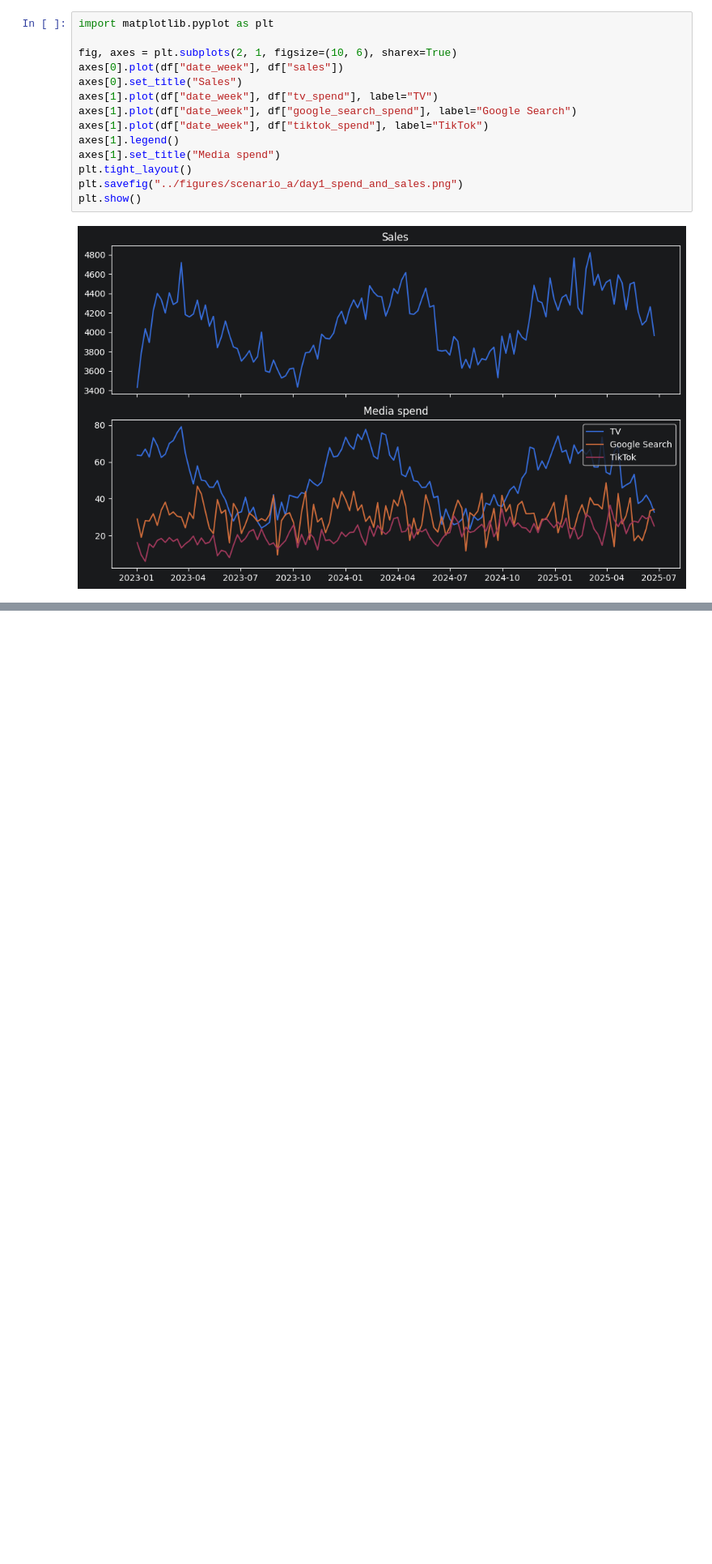
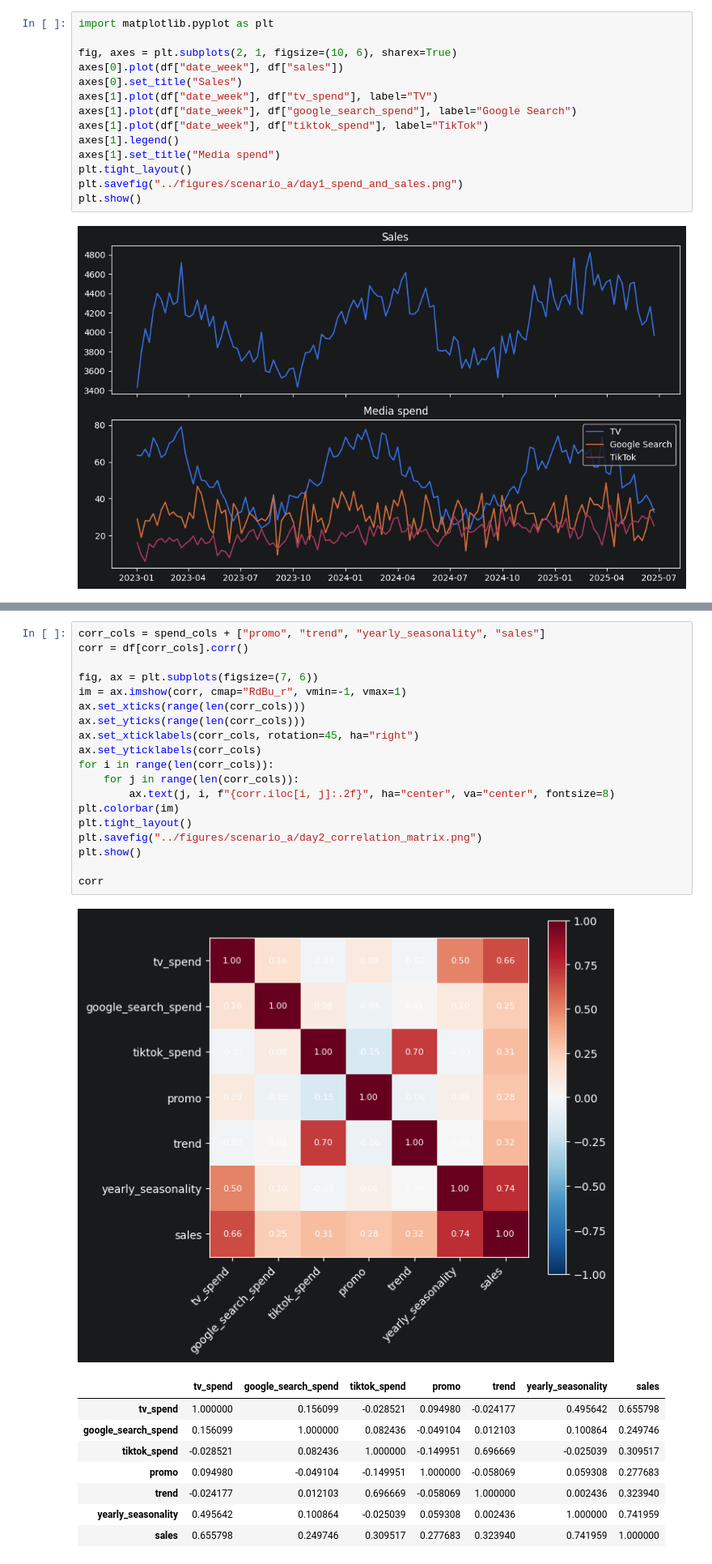
Before and after one commit to caseherndon/bayesian-mmm, a Jupyter notebook: notebooks/01_eda_and_data_prep.ipynb, the cells around one changed output, grey strips where cells are left out. Shown at 81% size. Cells and saved outputs as stored; diff of their text form; blank space fills up the shorter version.

```diff
--- a/notebooks/01_eda_and_data_prep.ipynb
+++ b/notebooks/01_eda_and_data_prep.ipynb
@@ -111,0 +176,29 @@ plt.show()
+# %%
+corr_cols = spend_cols + ["promo", "trend", "yearly_seasonality", "sales"]
+corr = df[corr_cols].corr()
+
+fig, ax = plt.subplots(figsize=(7, 6))
+im = ax.imshow(corr, cmap="RdBu_r", vmin=-1, vmax=1)
+ax.set_xticks(range(len(corr_cols)))
+ax.set_yticks(range(len(corr_cols)))
+ax.set_xticklabels(corr_cols, rotation=45, ha="right")
+ax.set_yticklabels(corr_cols)
+for i in range(len(corr_cols)):
+    for j in range(len(corr_cols)):
+        ax.text(j, i, f"{corr.iloc[i, j]:.2f}", ha="center", va="center", fontsize=8)
+plt.colorbar(im)
+plt.tight_layout()
+plt.savefig("../figures/scenario_a/day2_correlation_matrix.png")
+plt.show()
+
+corr
+# %% [output]
+[figure, added]
+|  | tv_spend | google_search_spend | tiktok_spend | promo | trend | yearly_seasonality | sales |
+| tv_spend | 1.000000 | 0.156099 | -0.028521 | 0.094980 | -0.024177 | 0.495642 | 0.655798 |
+| google_search_spend | 0.156099 | 1.000000 | 0.082436 | -0.049104 | 0.012103 | 0.100864 | 0.249746 |
+| tiktok_spend | -0.028521 | 0.082436 | 1.000000 | -0.149951 | 0.696669 | -0.025039 | 0.309517 |
+| promo | 0.094980 | -0.049104 | -0.149951 | 1.000000 | -0.058069 | 0.059308 | 0.277683 |
+| trend | -0.024177 | 0.012103 | 0.696669 | -0.058069 | 1.000000 | 0.002436 | 0.323940 |
+| yearly_seasonality | 0.495642 | 0.100864 | -0.025039 | 0.059308 | 0.002436 | 1.000000 | 0.741959 |
+| sales | 0.655798 | 0.249746 | 0.309517 | 0.277683 | 0.323940 | 0.741959 | 1.000000 |
```
Also changed, not shown: parts of 4 cells of this notebook, 6 other files.
